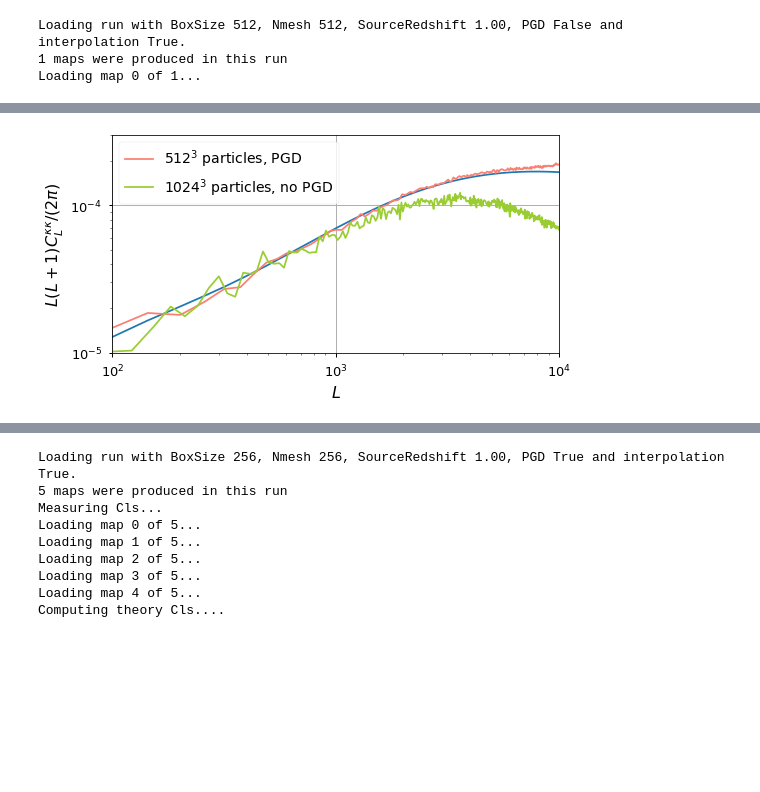
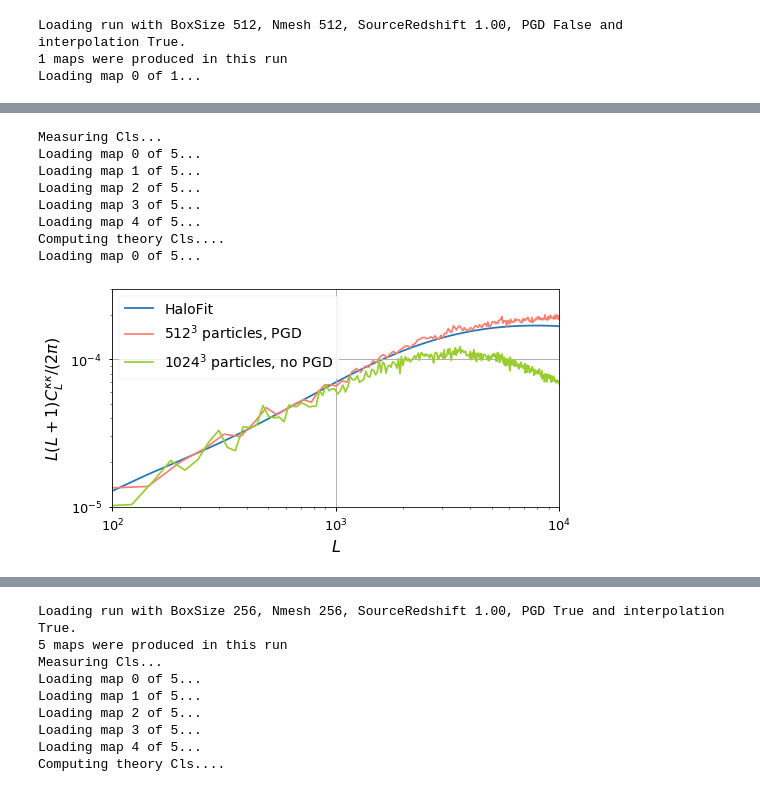
Before and after one commit to VMBoehm/MADLens, a Jupyter notebook: notebooks/PlotResults-publications.ipynb, the cells around one changed output, grey strips where cells are left out. Cells and saved outputs as stored; diff of their text form; code cells hidden in the pictures; blank space fills up the shorter version.

```diff
--- a/notebooks/PlotResults-publications.ipynb
+++ b/notebooks/PlotResults-publications.ipynb
@@ -348,0 +296,4 @@ plt.semilogx(cross_power['k'],abs(cross_power['power'])/abs(np.sqrt(power1['powe
+# %%
+run = Run(githash='e18db0b', label='cross_test', rnum=0, local_path='../')
+runs['256']['no_interp']['1.0']=run
+runs['256']['no_interp']['1.0'].fill_cl_dicts(downsample=False)
@@ -483,21 +445,31 @@ plt.show()
 # %%
 plt.figure(figsize=(8,4))
 l= cross_power['k']
 halofit = runs['512']['interp']['1.0'].theory_cls['1.0']['clkk']
 LL = runs['512']['interp']['1.0'].theory_cls['1.0']['L']
 
 runs['512']['interp']['1.0'].fill_cl_dicts(downsample=False)
-pp = runs['512']['interp']['1.0'].measured_cls['1.0']['clkk']
-L = runs['512']['interp']['1.0'].measured_cls['1.0']['L']
-plt.loglog(LL,LL*(LL+1)/2./np.pi*halofit)
+pp = runs['512']['interp']['1.0'].get_map(1.0,0)
+L, pp, _ = get_2Dpower(pp)
+
+plt.loglog(LL,LL*(LL+1)/2./np.pi*halofit, label='HaloFit', zorder=-1)
 plt.loglog(L,L*(L+1)/2./np.pi*pp,label='$512^3$ particles, PGD', color='salmon')
 plt.loglog(l,l*(l+1)/2./np.pi*power2['power'],label='$1024^3$ particles, no PGD', color='yellowgreen')
+
 plt.xlim(100,1e4)
 plt.ylim(1e-5,3e-4)
 plt.ylabel('$L(L+1) C^{\kappa \kappa}_L/(2\pi)$',fontsize=16)
 plt.xlabel('$L$',fontsize=16)
 plt.legend(fontsize=14)
 plt.grid()
 plt.savefig(os.path.join(PLOTPATH,'PGD_Cls.pdf'),bbox_inches='tight')
 # %% [output]
+Measuring Cls...
+Loading map 0 of 5...
+Loading map 1 of 5...
+Loading map 2 of 5...
+Loading map 3 of 5...
+Loading map 4 of 5...
+Computing theory Cls....
+Loading map 0 of 5...
-[figure, old version]
+[figure, new version]
```
Also changed, not shown: parts of 47 cells of this notebook, 2 other files.
